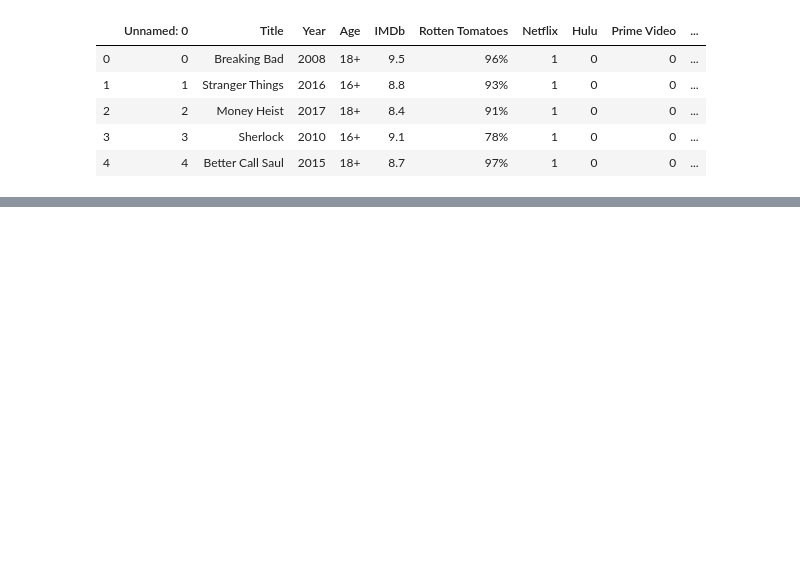
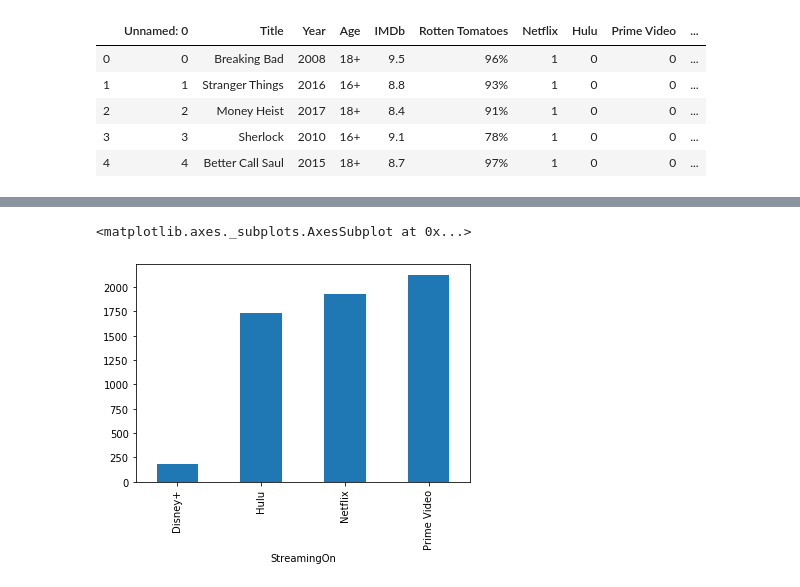
Before and after one commit to Murad042/Best-Streaming-Service-Analysis, a Jupyter notebook: streaminganalysis.ipynb, the cells around one changed output, grey strips where cells are left out. Drawn from its saved outputs; the diff is of its cells as text; code cells hidden in the pictures; blank space fills up the shorter version.

```diff
--- a/streaminganalysis.ipynb
+++ b/streaminganalysis.ipynb
@@ -19,0 +40,3 @@ data.head()
+# %%
+data['Rotten Tomatoes'] = data['Rotten Tomatoes'].apply(lambda x : x.rstrip('%'))
+data['Rotten Tomatoes'] = pd.to_numeric(data['Rotten Tomatoes'])
@@ -19,0 +52,10 @@ data.head()
+# %%
+data['IMDb'] = data['IMDb'].fillna(0)
+data['IMDb'] = data['IMDb']*10
+data['IMDb'] = data['IMDb'].astype('int')
+# %%
+tv_shows_long=pd.melt(data[['Title','Netflix','Hulu','Disney+',
+                                'Prime Video']],id_vars=['Title'],
+                      var_name='StreamingOn', value_name='Present')
+tv_shows_long = tv_shows_long[tv_shows_long['Present'] == 1]
+tv_shows_long.drop(columns=['Present'],inplace=True)
@@ -19,0 +71,4 @@ data.head()
+# %%
+tv_shows_combined = tv_shows_long.merge(data, on='Title', how='inner')
+tv_shows_combined.drop(columns = ['Unnamed: 0','Netflix',
+                                  'Hulu', 'Prime Video', 'Disney+', 'type'], inplace=True)
@@ -19,0 +84,7 @@ data.head()
+# %%
+tv_shows_both_ratings = tv_shows_combined[(tv_shows_combined.IMDb > 0) &
+                                          tv_shows_combined['Rotten Tomatoes'] > 0]
+tv_shows_combined.groupby('StreamingOn').Title.count().plot(kind='bar')
+# %% [output]
+<matplotlib.axes._subplots.AxesSubplot at 0x...>
+[figure, added]
```
Also changed, not shown: parts of 8 cells of this notebook.
